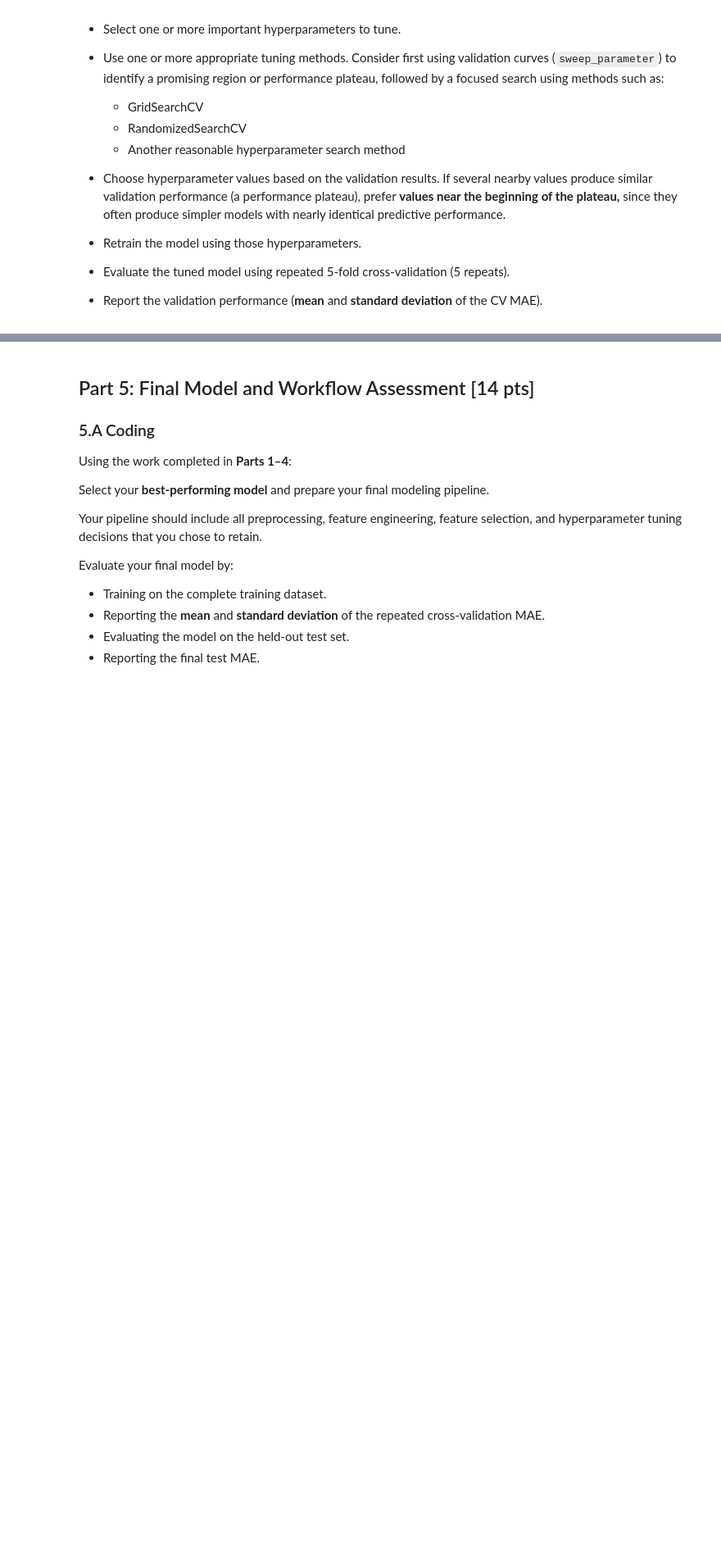
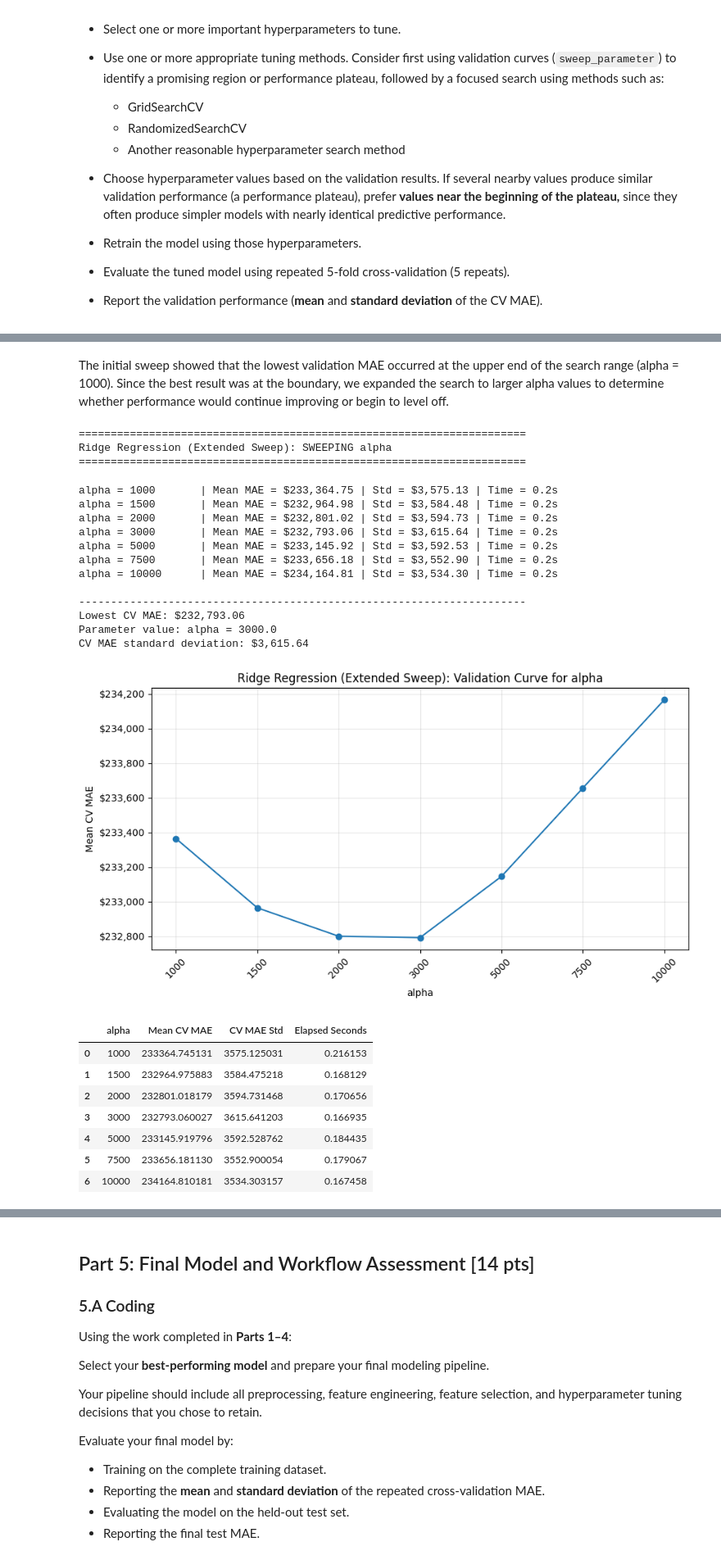
Before and after one commit to amritBU001/DX603_Collab, a Jupyter notebook: Milestone_02.ipynb, the cells around one changed output, grey strips where cells are left out. Shown at 82% size. Drawn from its saved outputs; the diff is of its cells as text; code cells hidden in the pictures; blank space fills up the shorter version.

```diff
--- a/Milestone_02.ipynb
+++ b/Milestone_02.ipynb
@@ -862,0 +1102,53 @@ After tuning, how did the relative performance of your three models change? Did
+# %% [markdown]
+The initial sweep showed that the lowest validation MAE occurred at the upper end of the search range (alpha = 1000). Since the best result was at the boundary, we expanded the search to larger alpha values to determine whether performance would continue improving or begin to level off.
+# %%
+# ============================================================
+# Part 4A — Cell 4: Extended Ridge Validation Sweep
+# ============================================================
+
+ridge_alpha_values_2 = [
+    1000,
+    1500,
+    2000,
+    3000,
+    5000,
+    7500,
+    10000
+]
+
+ridge_sweep_2 = sweep_parameter(
+    model=Ridge(random_state=random_state),
+    X=X_train_ridge_sel,
+    y=y_train,
+    parameter_name="alpha",
+    parameter_values=ridge_alpha_values_2,
+    cv=cv,
+    model_name="Ridge Regression (Extended Sweep)"
+)
+
+display(ridge_sweep_2)
+# %% [output]
+======================================================================
+Ridge Regression (Extended Sweep): SWEEPING alpha
+======================================================================
+alpha = 1000       | Mean MAE = $233,364.75 | Std = $3,575.13 | Time = 0.2s
+alpha = 1500       | Mean MAE = $232,964.98 | Std = $3,584.48 | Time = 0.2s
+alpha = 2000       | Mean MAE = $232,801.02 | Std = $3,594.73 | Time = 0.2s
+alpha = 3000       | Mean MAE = $232,793.06 | Std = $3,615.64 | Time = 0.2s
+alpha = 5000       | Mean MAE = $233,145.92 | Std = $3,592.53 | Time = 0.2s
+alpha = 7500       | Mean MAE = $233,656.18 | Std = $3,552.90 | Time = 0.2s
+alpha = 10000      | Mean MAE = $234,164.81 | Std = $3,534.30 | Time = 0.2s
+
+----------------------------------------------------------------------
+Lowest CV MAE: $232,793.06
+Parameter value: alpha = 3000.0
+CV MAE standard deviation: $3,615.64
+[figure, added]
+|  | alpha | Mean CV MAE | CV MAE Std | Elapsed Seconds |
+| 0 | 1000 | 233364.745131 | 3575.125031 | 0.216153 |
+| 1 | 1500 | 232964.975883 | 3584.475218 | 0.168129 |
+| 2 | 2000 | 232801.018179 | 3594.731468 | 0.170656 |
+| 3 | 3000 | 232793.060027 | 3615.641203 | 0.166935 |
+| 4 | 5000 | 233145.919796 | 3592.528762 | 0.184435 |
+| 5 | 7500 | 233656.181130 | 3552.900054 | 0.179067 |
+| 6 | 10000 | 234164.810181 | 3534.303157 | 0.167458 |
```
Also changed, not shown: parts of 35 cells of this notebook.
